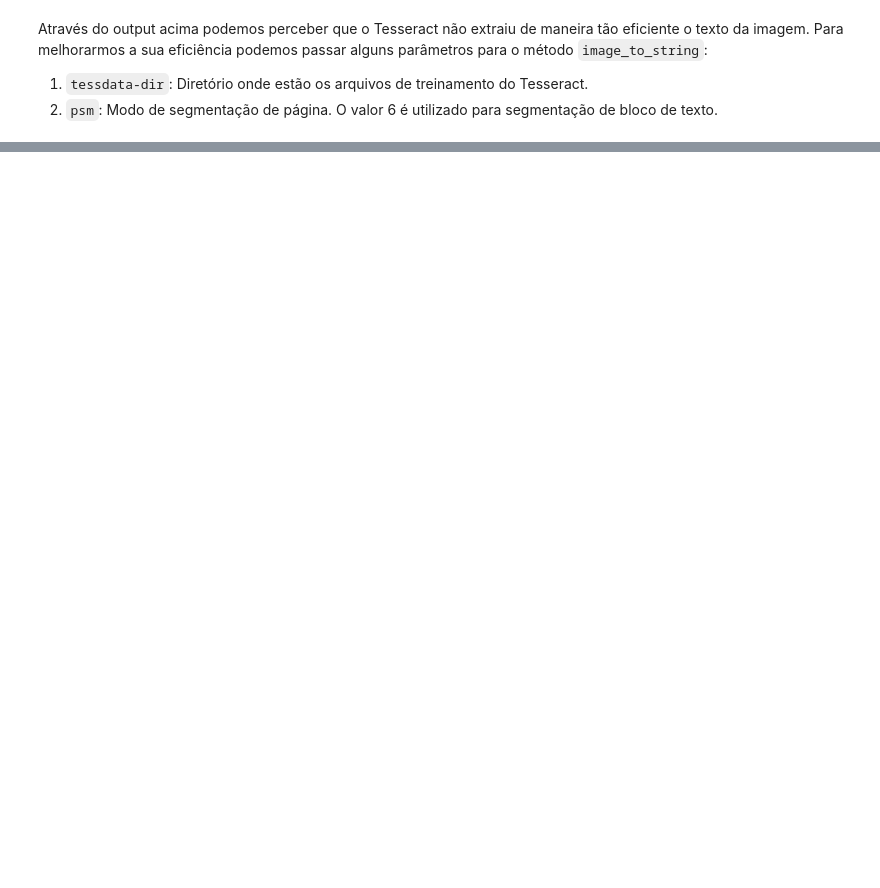
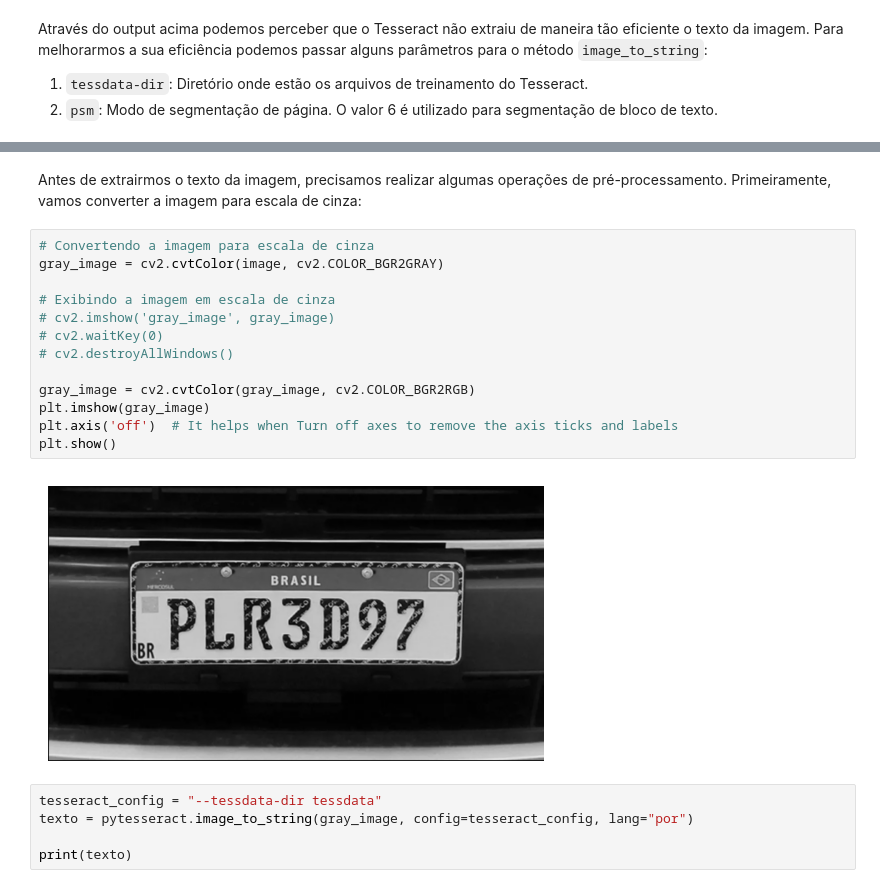
Before and after one commit to RomaniMateus/car_license_plate_recog, a Jupyter notebook: main.ipynb, the cells around one changed output, grey strips where cells are left out. Cells and saved outputs as stored; diff of their text form; blank space fills up the shorter version.

```diff
--- a/main.ipynb
+++ b/main.ipynb
@@ -81,0 +104,22 @@ Vamos utilizar o pytesseract para extrair o texto de uma placa de veículo. Para
+# %% [markdown]
+Antes de extrairmos o texto da imagem, precisamos realizar algumas operações de pré-processamento. Primeiramente, vamos converter a imagem para escala de cinza:
+# %%
+# Convertendo a imagem para escala de cinza
+gray_image = cv2.cvtColor(image, cv2.COLOR_BGR2GRAY)
+
+# Exibindo a imagem em escala de cinza
+# cv2.imshow('gray_image', gray_image)
+# cv2.waitKey(0)
+# cv2.destroyAllWindows()
+
+gray_image = cv2.cvtColor(gray_image, cv2.COLOR_BGR2RGB)
+plt.imshow(gray_image)
+plt.axis('off')  # It helps when Turn off axes to remove the axis ticks and labels
+plt.show()
+# %% [output]
+[figure, added]
+# %%
+tesseract_config = "--tessdata-dir tessdata"
+texto = pytesseract.image_to_string(gray_image, config=tesseract_config, lang="por")
+
+print(texto)
```
Also changed, not shown: parts of 8 cells of this notebook.
